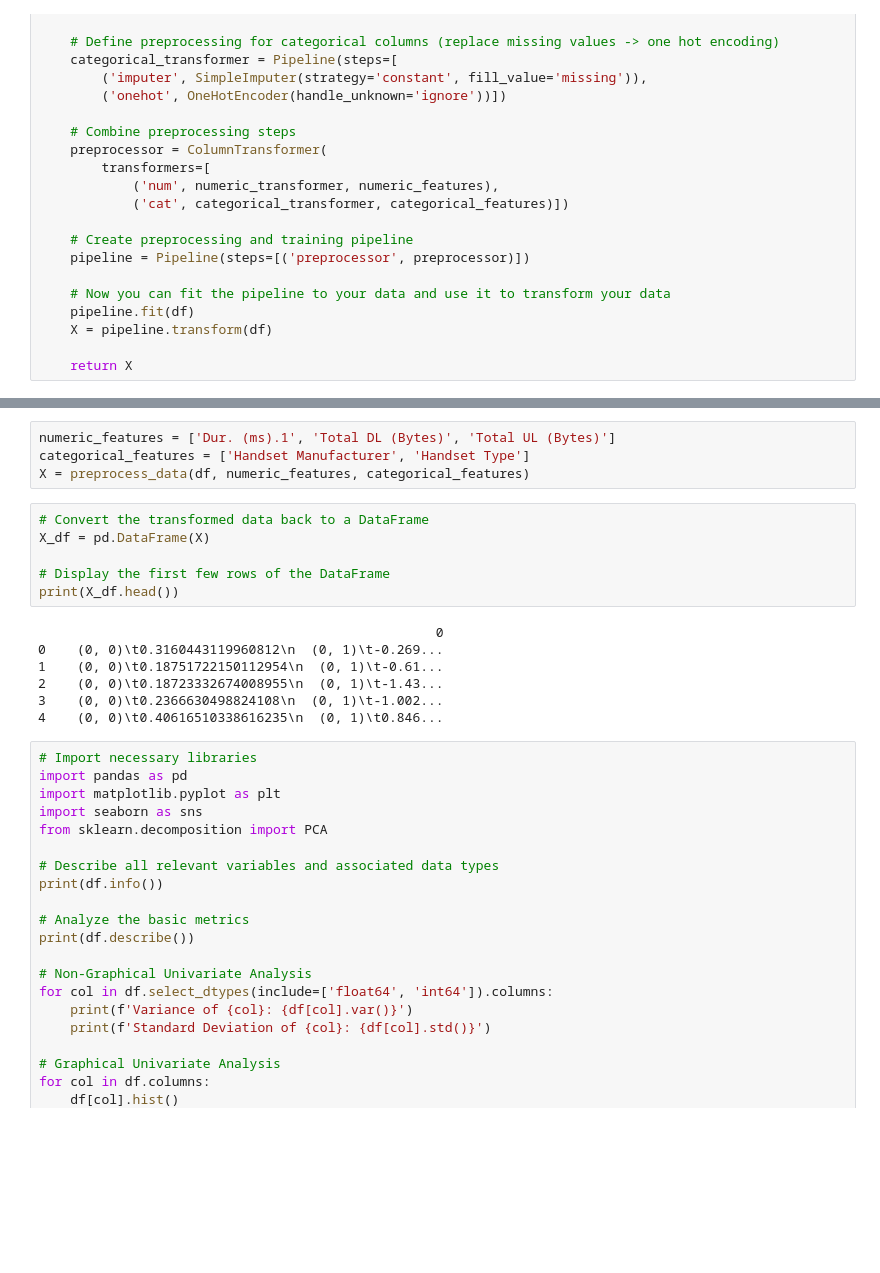
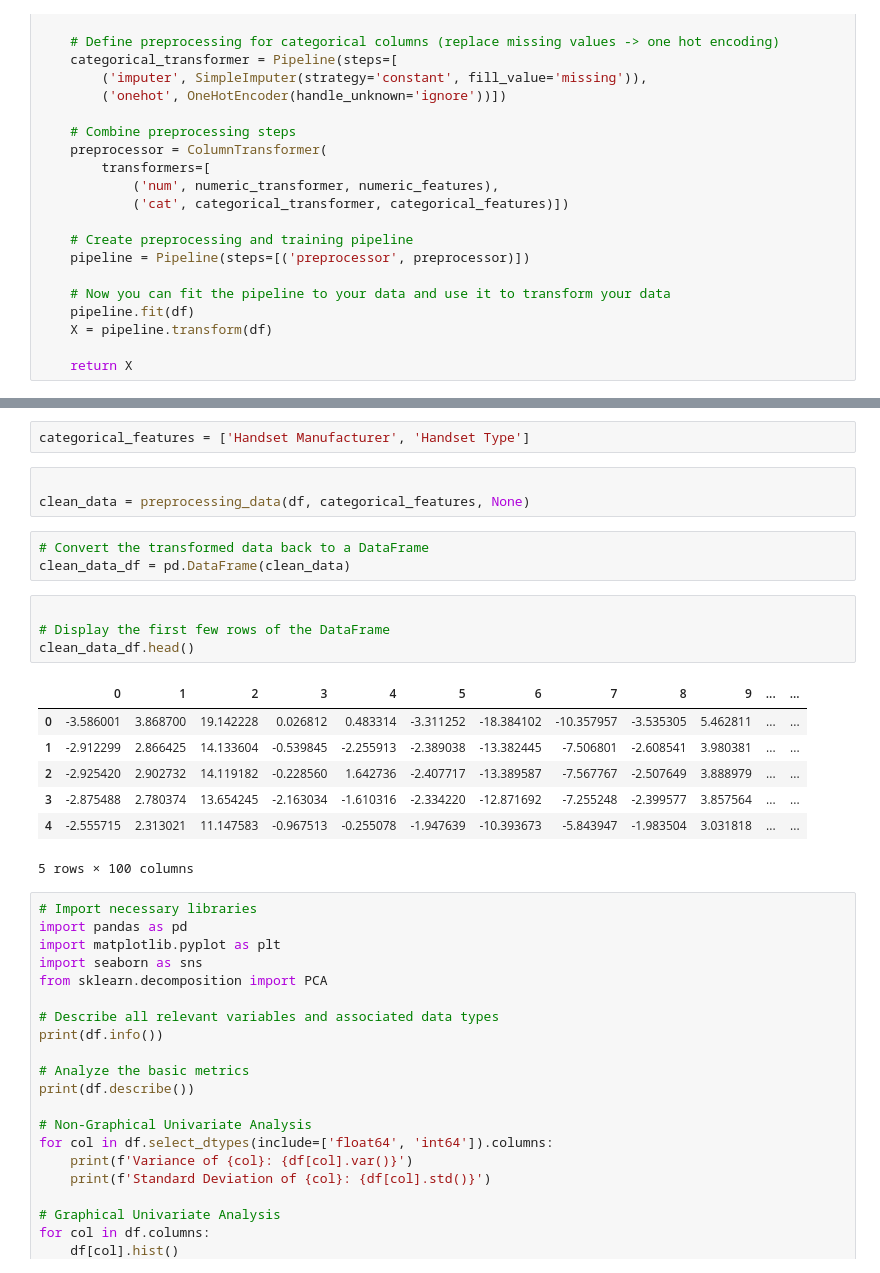
Before and after one commit to hillaryke/Telecom-User-Analytics, a Jupyter notebook: notebooks/data_exploration_preprocessing.ipynb, the cells around one changed output, grey strips where cells are left out. Saved outputs shown, nothing was run; the diff lists cells and outputs as text; blank space fills up the shorter version.

```diff
--- a/notebooks/data_exploration_preprocessing.ipynb
+++ b/notebooks/data_exploration_preprocessing.ipynb
@@ -199,20 +238,23 @@ def preprocess_data(df, numeric_features, categorical_features):
 # %%
-numeric_features = ['Dur. (ms).1', 'Total DL (Bytes)', 'Total UL (Bytes)']
 categorical_features = ['Handset Manufacturer', 'Handset Type']
-X = preprocess_data(df, numeric_features, categorical_features)
+# %%
+
+clean_data = preprocessing_data(df, categorical_features, None)
 # %%
 # Convert the transformed data back to a DataFrame
-X_df = pd.DataFrame(X)
-
-# Display the first few rows of the DataFrame
-print(X_df.head())
+clean_data_df = pd.DataFrame(clean_data)
-# %% [output]
-                                                   0
-0    (0, 0)\t0.3160443119960812\n  (0, 1)\t-0.269...
-1    (0, 0)\t0.18751722150112954\n  (0, 1)\t-0.61...
-2    (0, 0)\t0.18723332674008955\n  (0, 1)\t-1.43...
-3    (0, 0)\t0.2366630498824108\n  (0, 1)\t-1.002...
-4    (0, 0)\t0.40616510338616235\n  (0, 1)\t0.846...
+# %%
+
+# Display the first few rows of the DataFrame
+clean_data_df.head()
+# %% [output]
+|  | 0 | 1 | 2 | 3 | 4 | 5 | 6 | 7 | 8 | 9 | ... | ... |
+| 0 | -3.586001 | 3.868700 | 19.142228 | 0.026812 | 0.483314 | -3.311252 | -18.384102 | -10.357957 | -3.535305 | 5.462811 | ... | ... |
+| 1 | -2.912299 | 2.866425 | 14.133604 | -0.539845 | -2.255913 | -2.389038 | -13.382445 | -7.506801 | -2.608541 | 3.980381 | ... | ... |
+| 2 | -2.925420 | 2.902732 | 14.119182 | -0.228560 | 1.642736 | -2.407717 | -13.389587 | -7.567767 | -2.507649 | 3.888979 | ... | ... |
+| 3 | -2.875488 | 2.780374 | 13.654245 | -2.163034 | -1.610316 | -2.334220 | -12.871692 | -7.255248 | -2.399577 | 3.857564 | ... | ... |
+| 4 | -2.555715 | 2.313021 | 11.147583 | -0.967513 | -0.255078 | -1.947639 | -10.393673 | -5.843947 | -1.983504 | 3.031818 | ... | ... |
+5 rows × 100 columns
 # %%
 # Import necessary libraries
 import pandas as pd
```
Also changed, not shown: parts of 4 cells of this notebook, 2 other files.
